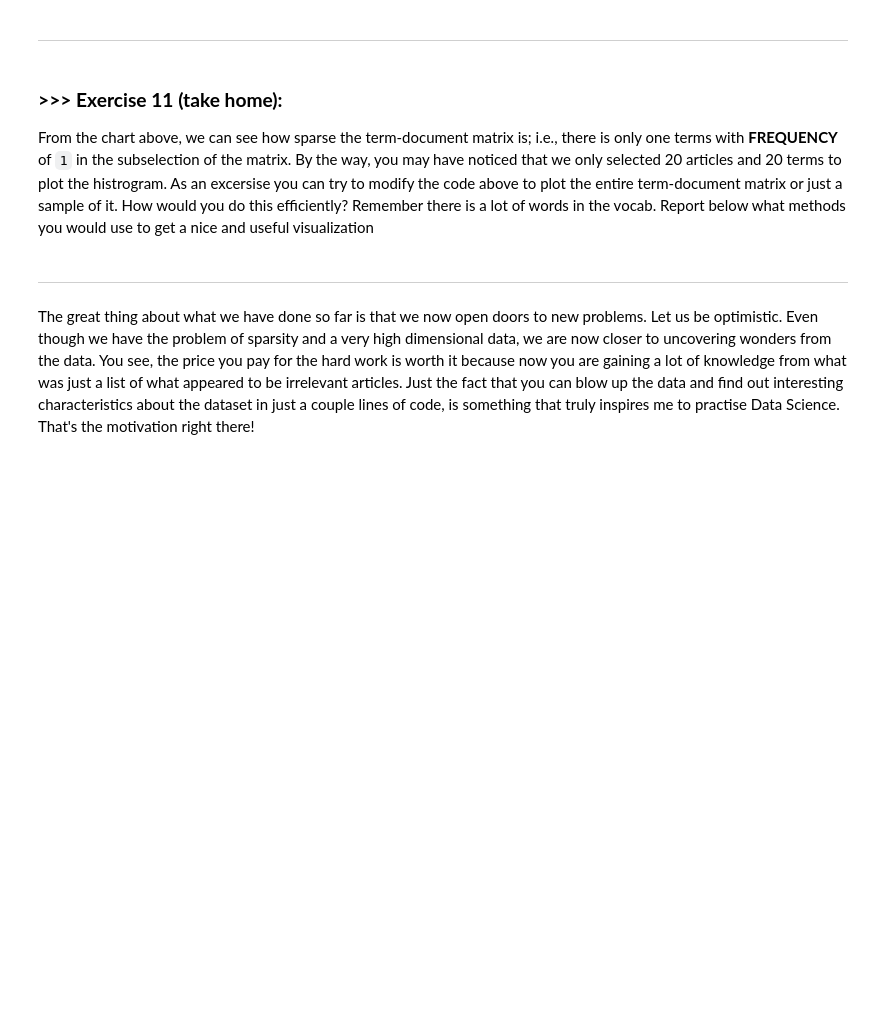
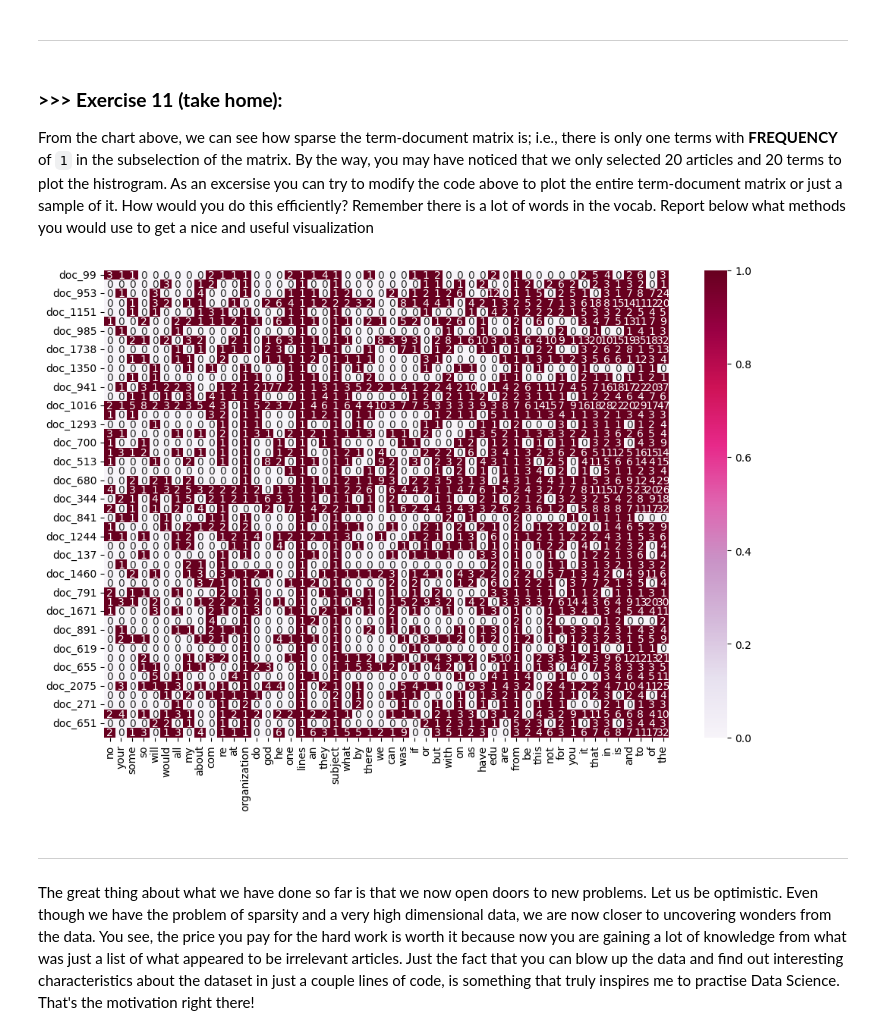
Before and after one commit to william-code87/DM2025-Lab1-Exercise, a Jupyter notebook: DM2025-Lab1-Master.ipynb, the cells around one changed output. Saved outputs shown, nothing was run; the diff lists cells and outputs as text; code cells hidden in the pictures; blank space fills up the shorter version.

```diff
--- a/DM2025-Lab1-Master.ipynb
+++ b/DM2025-Lab1-Master.ipynb
@@ -1147,3 +1145,18 @@ From the chart above, we can see how sparse the term-document matrix is; i.e., t
+# %%
+# Answer here
+doc_idx = np.random.choice(X_counts.shape[0], size=50, replace=False)
+term_frequencies = np.asarray(X_counts.sum(axis=0)).flatten()
+top_terms_idx = term_frequencies.argsort()[-50:] # take the 50 most frequent terms
+plot_z = X_counts[doc_idx, :][:, top_terms_idx].toarray()
+plot_x = count_vect.get_feature_names_out()[top_terms_idx]
+plot_y = ["doc_" + str(i) for i in doc_idx]
+
+df_todraw = pd.DataFrame(plot_z, columns=plot_x, index=plot_y)
+plt.figure(figsize=(12, 8))
+sns.heatmap(df_todraw, cmap="PuRd", vmin=0, vmax=1, annot=True)
+plt.show()
+# %% [output]
+[figure, added]
 # %% [markdown]
 ---
 # %% [markdown]
```
Also changed, not shown: parts of 9 cells of this notebook.
